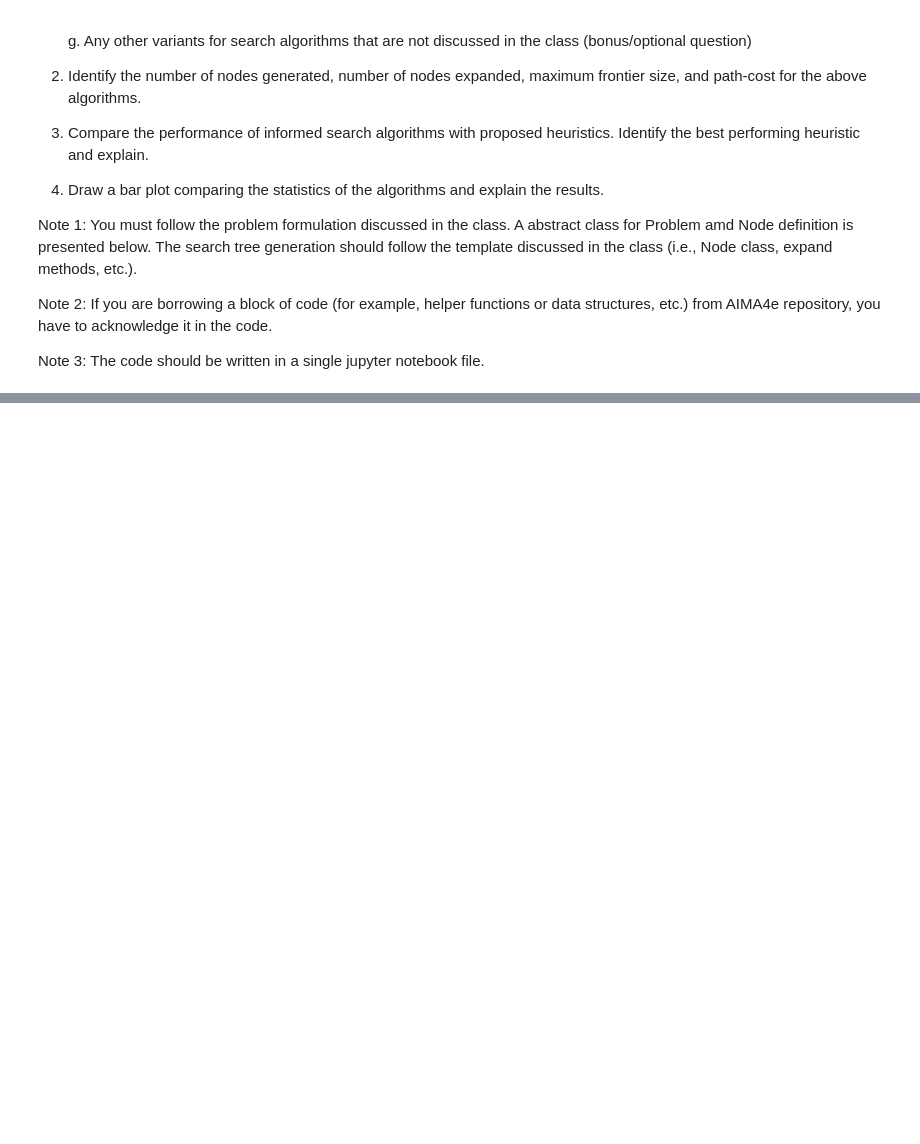
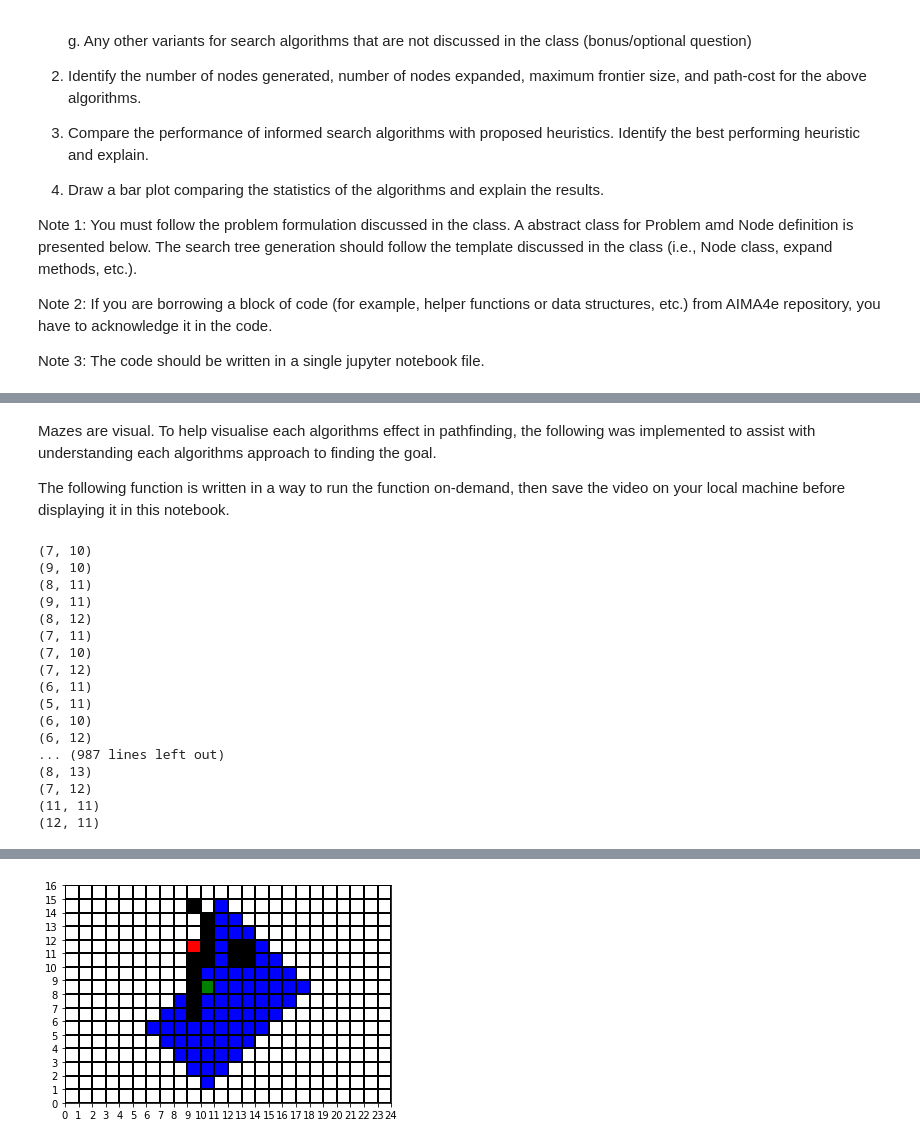
Before and after one commit to AntheaJFW/it5005-assignment-1-grp-39, a Jupyter notebook: Assignment 1 Q1-1.ipynb, the cells around one changed output, grey strips where cells are left out. Cells and saved outputs as stored; diff of their text form; code cells hidden in the pictures; blank space fills up the shorter version.

```diff
--- a/Assignment 1 Q1-1.ipynb
+++ b/Assignment 1 Q1-1.ipynb
@@ -533,2 +375,0 @@ def iterative_deepening_search(
-# %%
-node, expanded = iterative_deepening_search(maze)
@@ -918,0 +692,2 @@ True
+# %%
+uniform_cost_search = partial(informed_search, f=lambda node: node.path_cost + 0)
@@ -918,0 +711,5 @@ True
+# %%
+# Manhatten distance heuristic
+astar_search_h = partial(informed_search, f=lambda node: node.path_cost + maze.h(node))
+# Euclidean distance heuristic
+astar_search_h2 = partial(informed_search, f=lambda node: node.path_cost + maze.h2(node))
@@ -918,0 +745,5 @@ True
+# %%
+# Manhatten distance heuristic
+gbfs_search_h = partial(informed_search, f=lambda node: maze.h(node))
+# Euclidean distance heuristic
+gbfs_search_h2 = partial(informed_search, f=lambda node: maze.h2(node))
@@ -918,0 +873,4 @@ True
+# %% [markdown]
+Mazes are visual. To help visualise each algorithms effect in pathfinding, the following was implemented to assist with understanding each algorithms approach to finding the goal.
+
+The following function is written in a way to run the function on-demand, then save the video on your local machine before displaying it in this notebook.
@@ -918,0 +1029,33 @@ True
+# %%
+ALGO_MAP = {
+    'Breadth first search': breadth_first_search,
+    'Iterative deepening search': partial(iterative_deepening_search, depth=6),
+    'Greedy best first search h': gbfs_search_h,
+    'Greedy best first search h2': gbfs_search_h2,
+    'UCS': uniform_cost_search,
+    'A* h': astar_search_h,
+    'A* h2': astar_search_h2
+}
+
+# Please input an algorithm name from the map above.
+# For IDS, it is curried with a depth parameter. Adjust it to
+# change the limit
+save_and_view_visualisation('Iterative deepening search')
+# %% [output]
+(7, 10)
+(9, 10)
+(8, 11)
+(9, 11)
+(8, 12)
+(7, 11)
+(7, 10)
+(7, 12)
+(6, 11)
+(5, 11)
+(6, 10)
+(6, 12)
+... (987 lines left out)
+(8, 13)
+(7, 12)
+(11, 11)
+(12, 11)
@@ -918,0 +1063 @@ True
+[figure, added]
```
Also changed, not shown: parts of 99 cells of this notebook, 1 other file.
